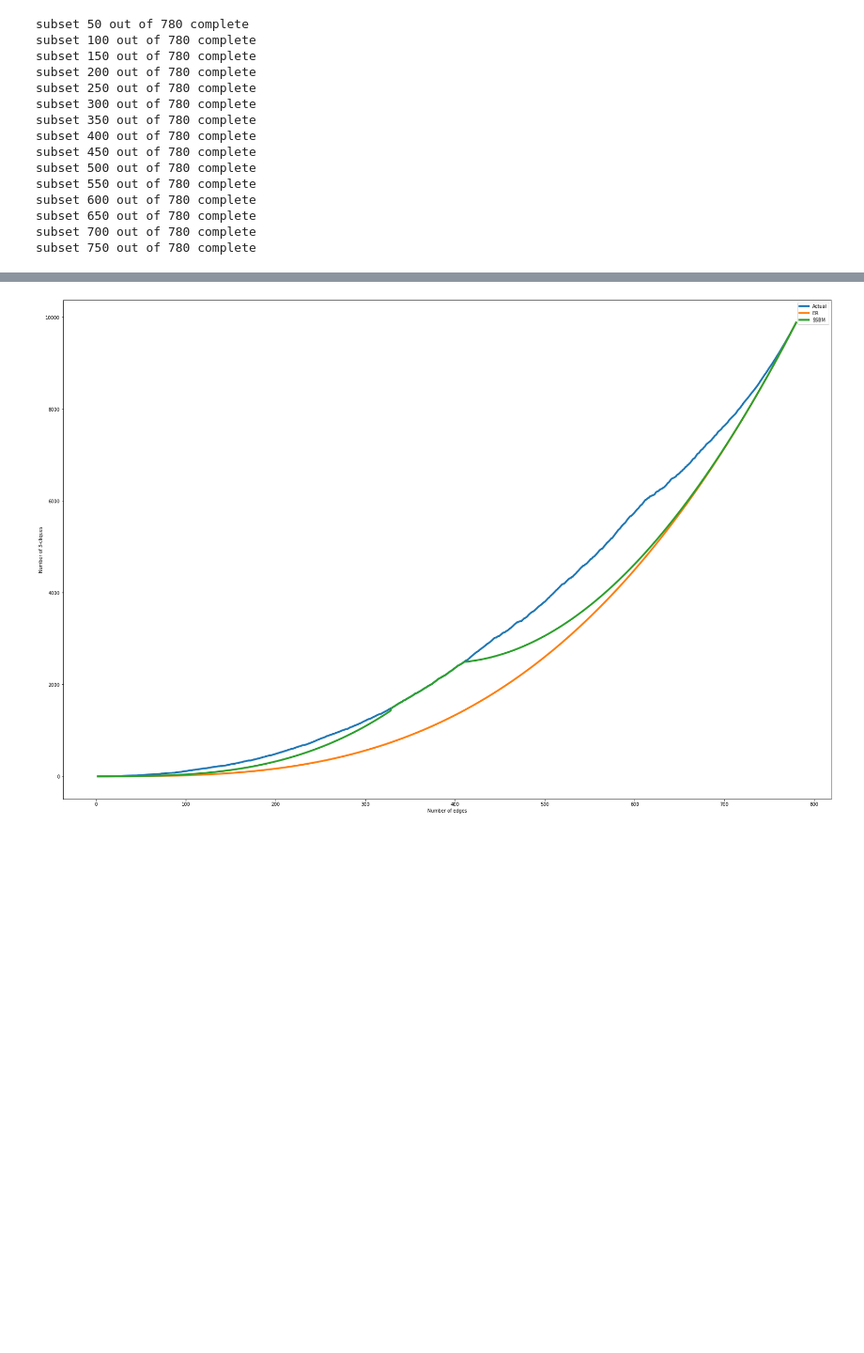
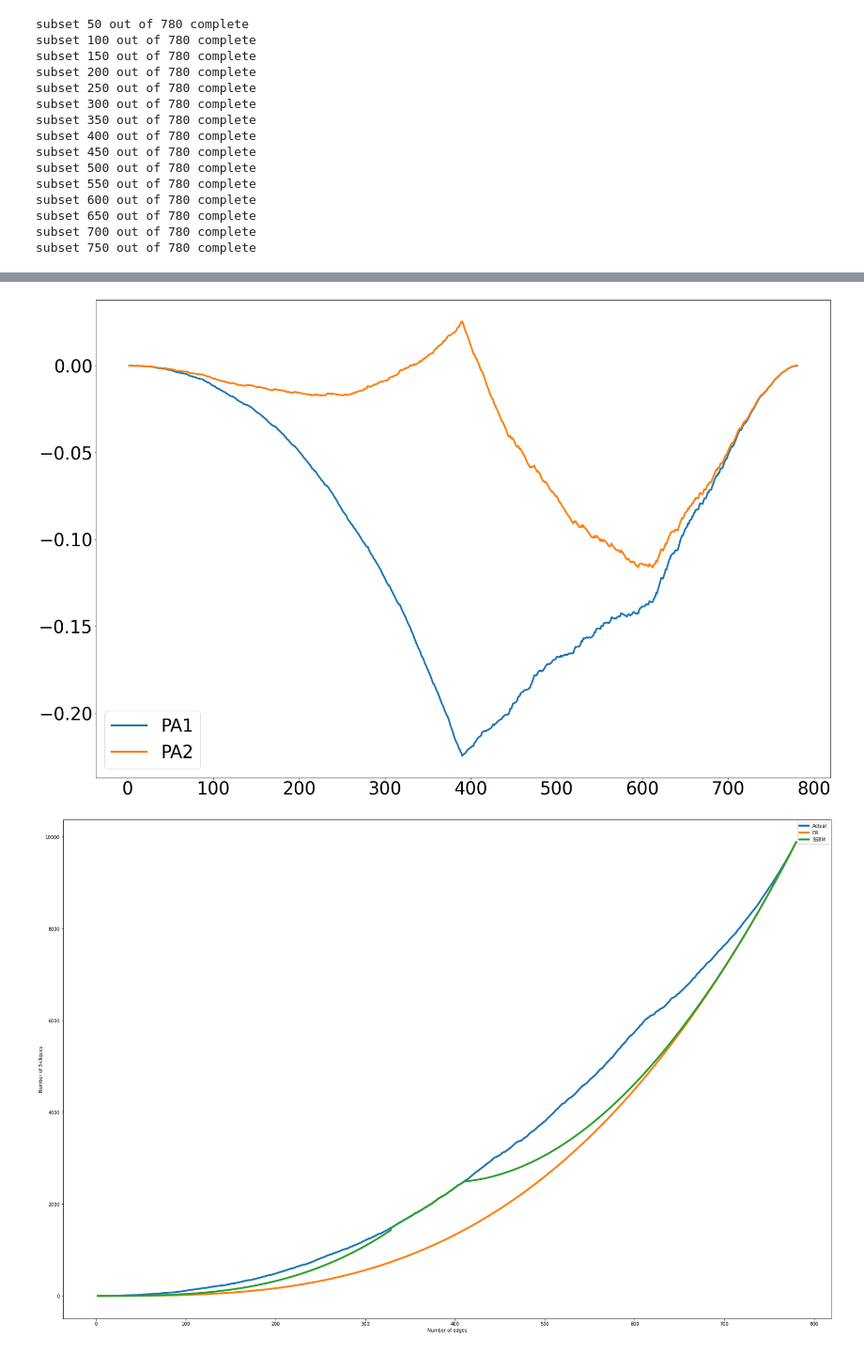
Before and after one commit to Aurathic/amsc420-project-2, a Jupyter notebook: project2/1_Random_graph_model_testing.ipynb, the cells around one changed output, grey strips where cells are left out. Shown: that part at 94% size. Saved outputs shown, nothing was run; the diff lists cells and outputs as text; code cells hidden in the pictures; blank space fills up the shorter version.

```diff
--- a/project2/1_Random_graph_model_testing.ipynb
+++ b/project2/1_Random_graph_model_testing.ipynb
@@ -107,4 +102,15 @@ plt.legend()
 [figure]
+# %%
+# Test plot of a and b estimated values
+plt.figure(figsize=(30,20))
+k = list(range(2, len(E)+1))
+
+plt.plot(k, a_list, label="PA1", linewidth=4)
+plt.plot(k, b_list, label="PA2", linewidth=4)
+plt.legend()
+plt.show()
+# %% [output]
+[figure, added]
 # %%
 # 3. Plot q3, ER3 and SSBM 3 on the same plot. Estimate the amplitude
 # C and exponent r from the power law y(k) ∼ Ck^r by a linear fit in the
```
Also changed, not shown: parts of 11 cells of this notebook, 3 other files.
